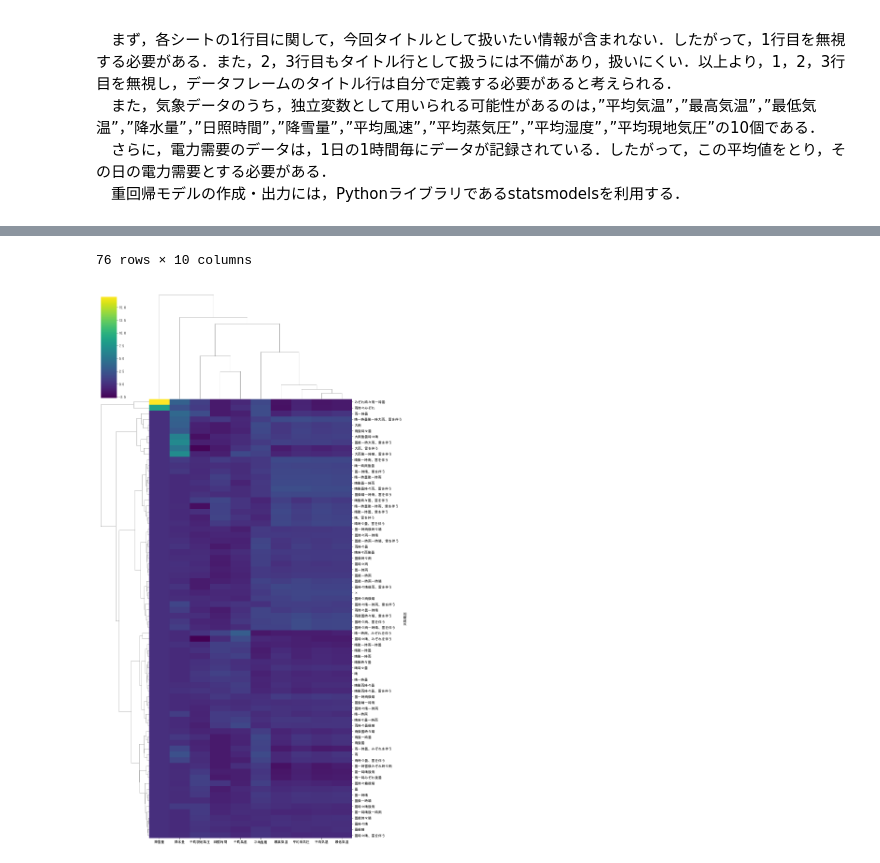
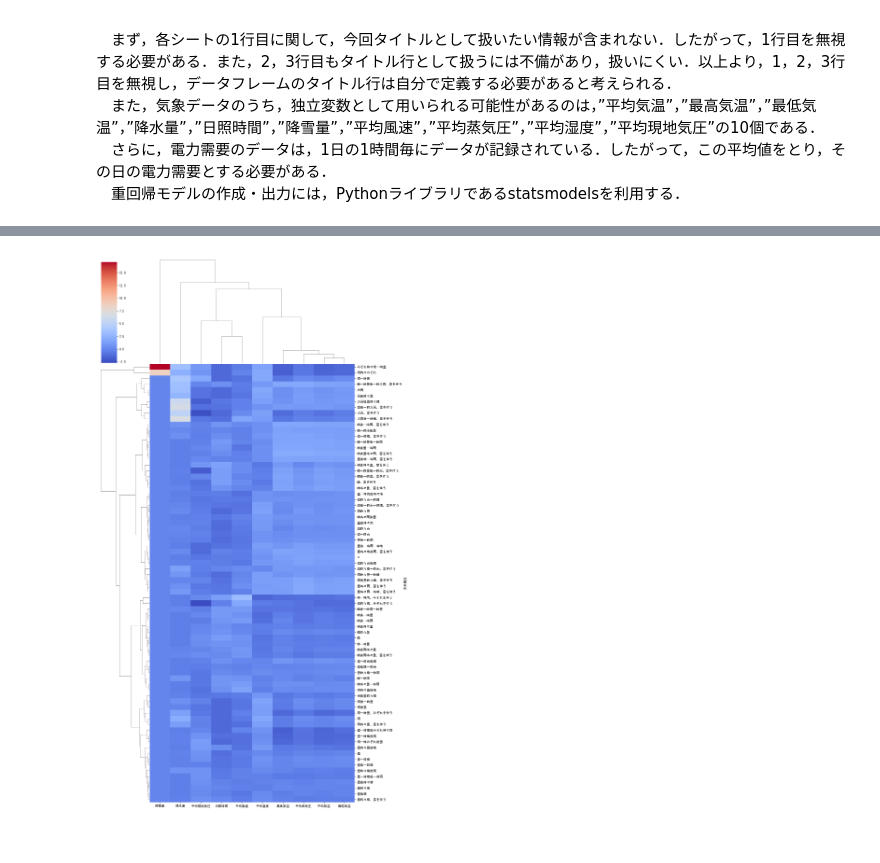
Before and after one commit to hatakeke/Data-Science---Basic, a Jupyter notebook: 第12回/第12回.ipynb, the cells around one changed output, grey strips where cells are left out. Saved outputs shown, nothing was run; the diff lists cells and outputs as text; code cells hidden in the pictures.

```diff
--- a/第12回/第12回.ipynb
+++ b/第12回/第12回.ipynb
@@ -29,8 +29,10 @@
 # %pip install statsmodels
 # %pip install seaborn
 # %pip install pmdarima
+# %pip install kneed
 import warnings
 warnings.simplefilter(action='ignore', category=FutureWarning)
+warnings.filterwarnings("ignore", category=UserWarning, module='seaborn')
 from matplotlib.font_manager import FontProperties
 import numpy as np
 import matplotlib.pyplot as plt
@@ -56,6 +58,7 @@ from sklearn.ensemble import RandomForestClassifier
 from sklearn.preprocessing import StandardScaler
 from sklearn.cluster import KMeans
 from sklearn.mixture import GaussianMixture
+from kneed import KneeLocator
 
 
 # 変数の定義
@@ -103,4 +106,4 @@ X_weather, Y_target = dataLoading(year, month, X_name, Y_name)
 
 # データの標準化
 stdsc = StandardScaler()
-weather_data = stdsc.fit_transform(X_weather)
+X_weather = stdsc.fit_transform(X_weather)
@@ -109,11 +114,9 @@ weather_data = stdsc.fit_transform(X_weather)
 # %%
 # データフレームの作成しクラスタマップを作成
-_df = pd.DataFrame(weather_data, index=Y_target, columns=X_name)
+_df = pd.DataFrame(X_weather, index=Y_target, columns=X_name)
 _df = _df.groupby('天気概況').mean()
-display(_df)
-_df.to_csv('df.csv', index=True)
+_df.to_csv('天気概況-気象データ.csv', index=True)
 plt.rcParams['font.family'] = 'MS Gothic'
-# plt.rcParams['font.size'] = 10.5
-sns.clustermap(_df, method='ward', metric='euclidean', cmap='viridis', figsize=(13.5, 24))
+sns.clustermap(_df, method='ward', metric='euclidean', cmap='coolwarm', figsize=(13.5, 24))
 plt.show()
 # %% [output]
@@ -133,2 +123 @@ plt.show()
-76 rows × 10 columns
-[figure, old version]
+[figure, new version]
```
Also changed, not shown: parts of 23 cells of this notebook, 2 other files.
